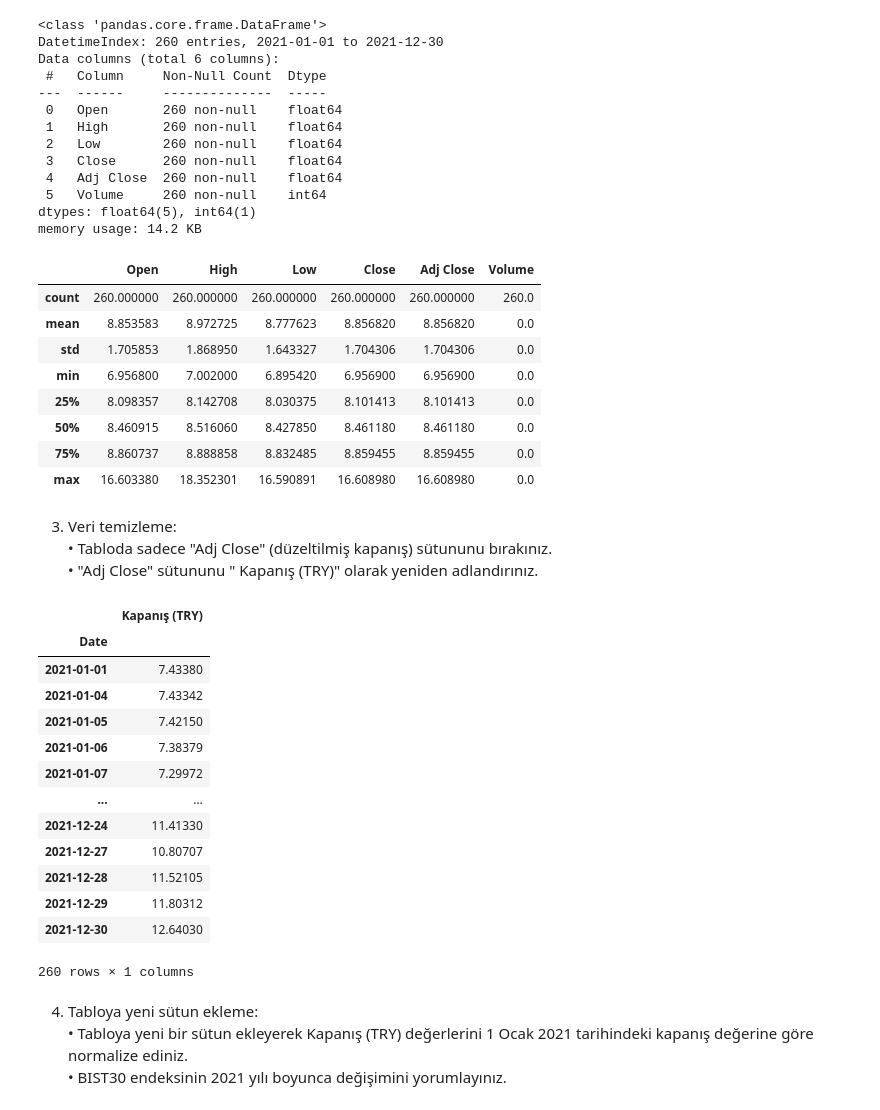
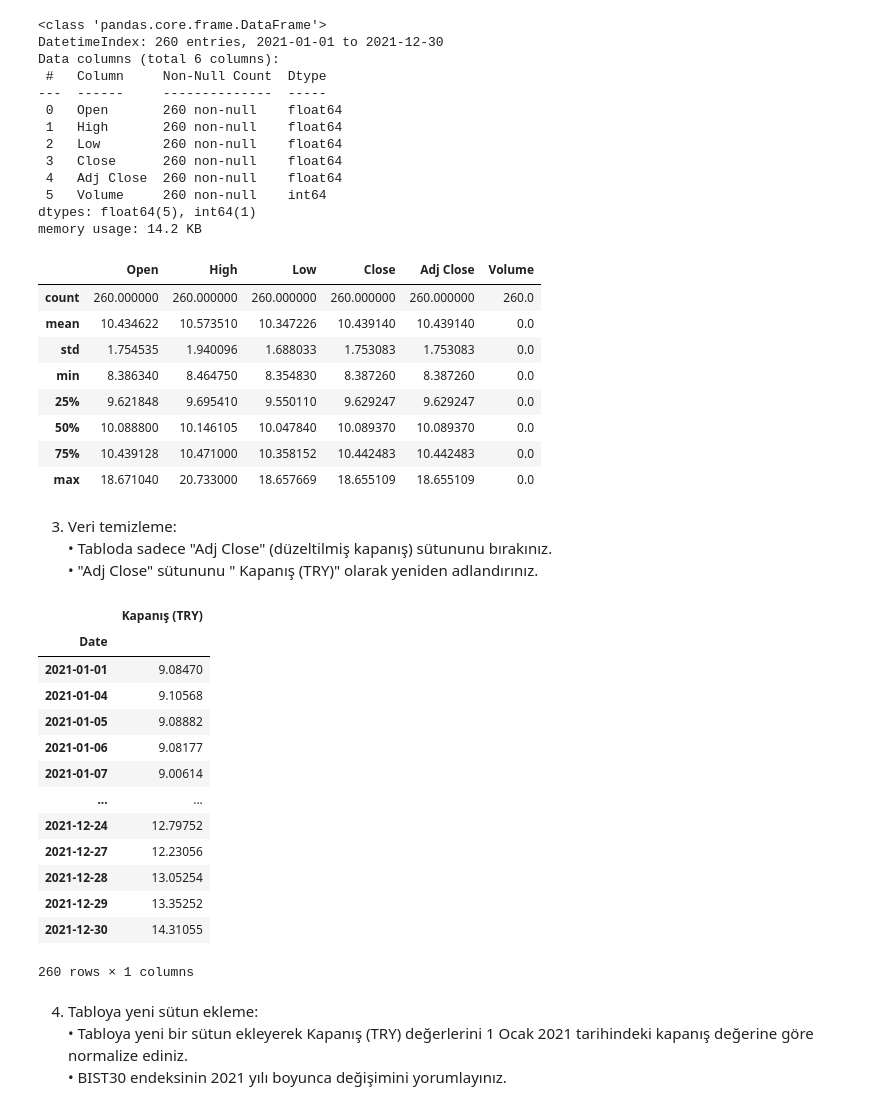
Before and after one commit to akintastan/GMKA_Akin_Tastan, a Jupyter notebook: Odev3_Python_Veri_Analizi_Egitimi__Akin_Tastan_.ipynb, the cells around one changed output. Saved outputs shown, nothing was run; the diff lists cells and outputs as text; code cells hidden in the pictures.

```diff
--- a/Odev3_Python_Veri_Analizi_Egitimi__Akin_Tastan_.ipynb
+++ b/Odev3_Python_Veri_Analizi_Egitimi__Akin_Tastan_.ipynb
@@ -16,6 +16,7 @@ from plotly.subplots import make_subplots
 # %% [markdown]
 1. <i> Yahoo Finance</i> sitesinden 2021 yılına ait EUR/TRY kur değerlerini indiriniz
 # %%
-Veri_2021 = yf.download('TRY=X', start = '2021-01-01', end = '2021-12-31')
+veri_2021_eur_try = yf.download('EURTRY=X', start = '2021-01-01', end = '2021-12-31')
+veri_2021_eur_try
 # %% [output]
 [*********************100%***********************]  1 of 1 completed
@@ -53,39 +68,39 @@ Data columns (total 6 columns):
 dtypes: float64(5), int64(1)
 memory usage: 14.2 KB
 # %%
-Veri_2021.describe()
+veri_2021_eur_try.describe()
 # %% [output]
 |  | Open | High | Low | Close | Adj Close | Volume |
 | count | 260.000000 | 260.000000 | 260.000000 | 260.000000 | 260.000000 | 260.0 |
-| mean | 8.853583 | 8.972725 | 8.777623 | 8.856820 | 8.856820 | 0.0 |
-| std | 1.705853 | 1.868950 | 1.643327 | 1.704306 | 1.704306 | 0.0 |
-| min | 6.956800 | 7.002000 | 6.895420 | 6.956900 | 6.956900 | 0.0 |
-| 25% | 8.098357 | 8.142708 | 8.030375 | 8.101413 | 8.101413 | 0.0 |
-| 50% | 8.460915 | 8.516060 | 8.427850 | 8.461180 | 8.461180 | 0.0 |
-| 75% | 8.860737 | 8.888858 | 8.832485 | 8.859455 | 8.859455 | 0.0 |
-| max | 16.603380 | 18.352301 | 16.590891 | 16.608980 | 16.608980 | 0.0 |
+| mean | 10.434622 | 10.573510 | 10.347226 | 10.439140 | 10.439140 | 0.0 |
+| std | 1.754535 | 1.940096 | 1.688033 | 1.753083 | 1.753083 | 0.0 |
+| min | 8.386340 | 8.464750 | 8.354830 | 8.387260 | 8.387260 | 0.0 |
+| 25% | 9.621848 | 9.695410 | 9.550110 | 9.629247 | 9.629247 | 0.0 |
+| 50% | 10.088800 | 10.146105 | 10.047840 | 10.089370 | 10.089370 | 0.0 |
+| 75% | 10.439128 | 10.471000 | 10.358152 | 10.442483 | 10.442483 | 0.0 |
+| max | 18.671040 | 20.733000 | 18.657669 | 18.655109 | 18.655109 | 0.0 |
 # %% [markdown]
 3. Veri temizleme: <br>
 	• Tabloda sadece "Adj Close" (düzeltilmiş kapanış) sütununu bırakınız.<br>
 	• "Adj Close" sütununu " Kapanış (TRY)" olarak yeniden adlandırınız.
 # %%
-Veri_2021 = Veri_2021[['Adj Close']]
-Veri_2021.columns = ['Kapanış (TRY)']
-Veri_2021
+veri_2021_eur_try = veri_2021_eur_try[['Adj Close']]
+veri_2021_eur_try.columns = ['Kapanış (TRY)']
+veri_2021_eur_try
 # %% [output]
 |  | Kapanış (TRY) |
 | Date |  |
-| 2021-01-01 | 7.43380 |
-| 2021-01-04 | 7.43342 |
-| 2021-01-05 | 7.42150 |
-| 2021-01-06 | 7.38379 |
-| 2021-01-07 | 7.29972 |
+| 2021-01-01 | 9.08470 |
+| 2021-01-04 | 9.10568 |
+| 2021-01-05 | 9.08882 |
+| 2021-01-06 | 9.08177 |
+| 2021-01-07 | 9.00614 |
 | ... | ... |
-| 2021-12-24 | 11.41330 |
-| 2021-12-27 | 10.80707 |
-| 2021-12-28 | 11.52105 |
-| 2021-12-29 | 11.80312 |
-| 2021-12-30 | 12.64030 |
+| 2021-12-24 | 12.79752 |
+| 2021-12-27 | 12.23056 |
+| 2021-12-28 | 13.05254 |
+| 2021-12-29 | 13.35252 |
+| 2021-12-30 | 14.31055 |
 260 rows × 1 columns
 # %% [markdown]
 4. Tabloya yeni sütun ekleme:<br>
```
Also changed, not shown: parts of 19 cells of this notebook.
